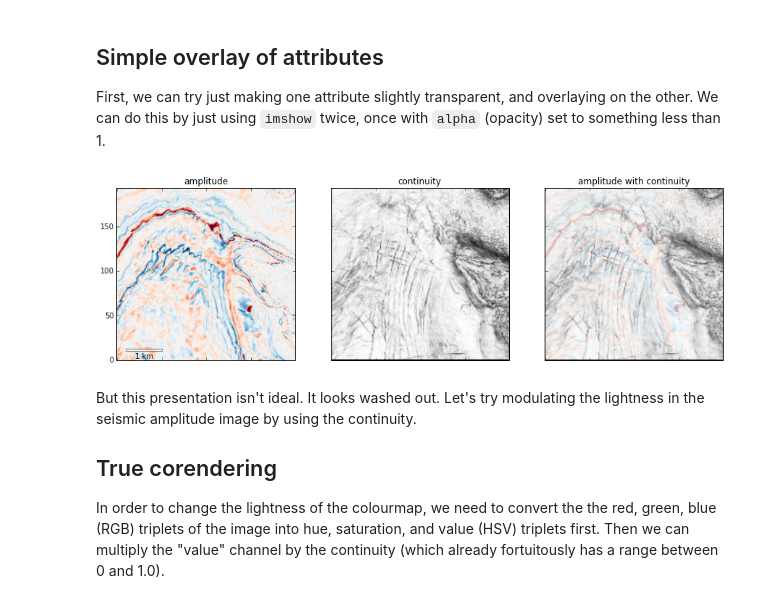
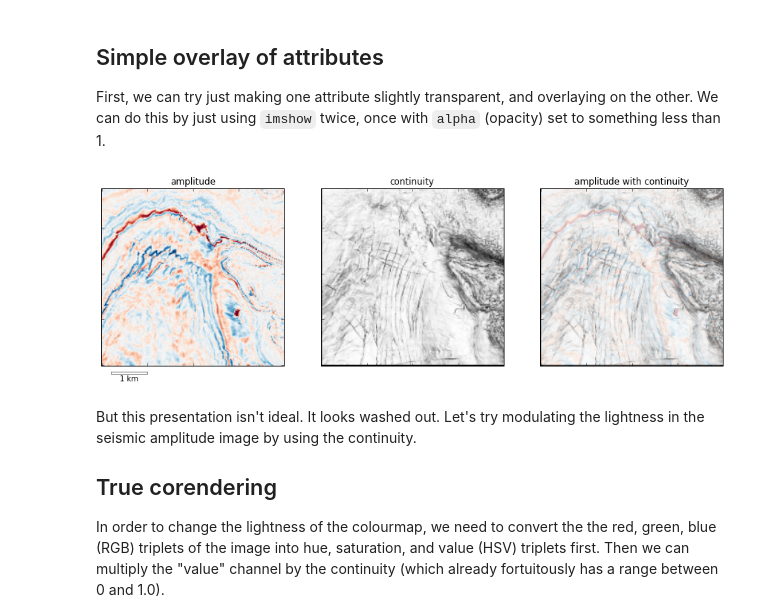
Before and after one commit to agilescientific/notebooks, a Jupyter notebook: Corendering_attributes.ipynb, the cells around one changed output. Cells and saved outputs as stored; diff of their text form; code cells hidden in the pictures.

Commit message:
moved scale bar outside frame, and did better alignment of final figure

```diff
--- a/Corendering_attributes.ipynb
+++ b/Corendering_attributes.ipynb
@@ -44,7 +44,7 @@ import matplotlib.pyplot as plt
 from matplotlib.path import Path
 import matplotlib.patches as patches
 
-def add_scale(ax, xo=10., yo=10., dx=40., dy=2.5, spacing = 25., units='km'):
+def add_scale(ax, xo=10., yo=-10., dx=40., dy=2.5, spacing = 25., units='km'):
     distance = int(spacing * dx / 1000.0)
     verts = [
         (xo, yo), # left, bottom
@@ -62,13 +62,10 @@ def add_scale(ax, xo=10., yo=10., dx=40., dy=2.5, spacing = 25., units='km'):
              ]
 
     path = Path(verts, codes)
-
-
     patch = patches.PathPatch(path, facecolor='w', lw=1, alpha=0.5)
-    ax.add_patch(patch)
+    ptch = ax.add_patch(patch)
+    patch.set_clip_on(False)   # to draw scale outside axes boundary
     ax.text(xo+(dx/2.),yo-(dy/2.), str(distance) + ' ' + units, horizontalalignment='center', verticalalignment='top')
-    #ax.set_xlim(0,194)
-    #ax.set_ylim(0,200)
     return
 # %% [markdown]
 ## Simple overlay of attributes
@@ -77,30 +74,30 @@ First, we can try just making one attribute slightly transparent, and overlaying
 # %%
 fig = plt.figure(figsize=(15,5))
 ax1 = fig.add_subplot(131)
 ax2 = fig.add_subplot(132)
 ax3 = fig.add_subplot(133)
 
 ax1.set_title('amplitude')
 ax1.imshow(img_array,origin='bottom')
-#ax1.set_yticklabels([])
+ax1.set_yticklabels([])
 ax1.set_xticklabels([])
 add_scale(ax1)
 
 ax2.set_title('continuity')
 ax2.imshow(B, cmap='Greys_r', origin='bottom')
 ax2.set_xticklabels([])
 ax2.set_yticklabels([])
 
 ax3.set_title('amplitude with continuity')
 ax3.imshow(img_array, cmap='coolwarm_r', origin='bottom')
 ax3.imshow(B, cmap='Greys_r', alpha=0.75, origin='bottom')
 ax3.set_xticklabels([])
 ax3.set_yticklabels([])
 
 plt.show()
-#fig.savefig('images/Amp_Cont_3panel.png')
+fig.savefig('images/Amp_Cont_3panel.png')
 # %% [output]
-[figure, old version]
+[figure, new version]
 # %% [markdown]
 But this presentation isn't ideal. It looks washed out. Let's try modulating the lightness in the seismic amplitude image by using the continuity.
 
```
Also changed, not shown: parts of 8 cells of this notebook.
